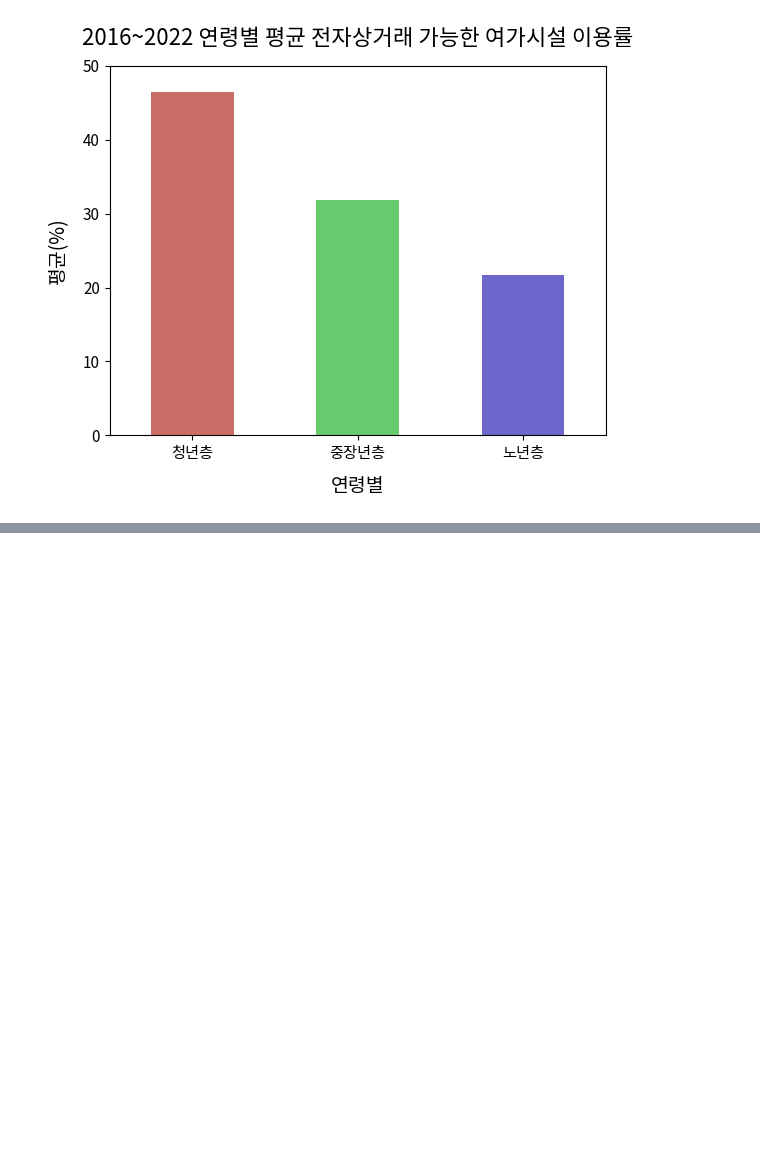
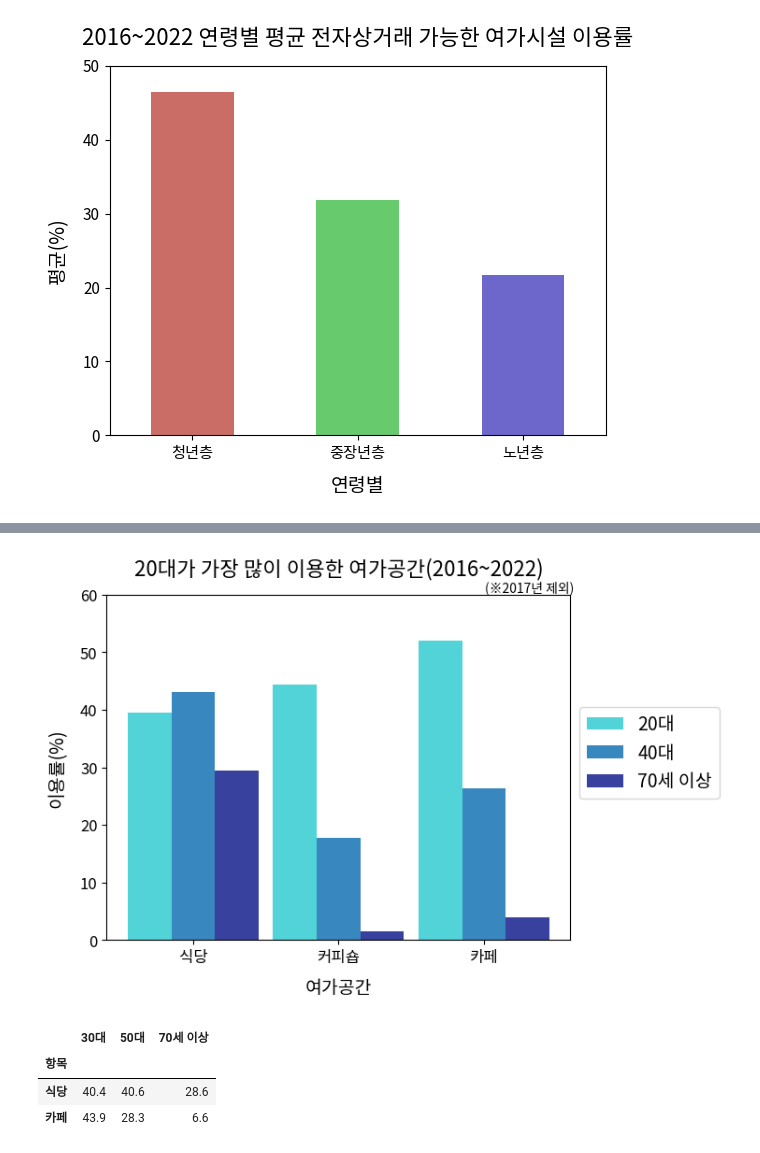
Before and after one commit to youngju612/Data-Analysis, a Jupyter notebook: Creative_Convergence_Competition_2023/Python/leisure_space_age.ipynb, the cells around one changed output, grey strips where cells are left out. Drawn from its saved outputs; the diff is of its cells as text; code cells hidden in the pictures; blank space fills up the shorter version.

```diff
--- a/Creative_Convergence_Competition_2023/Python/leisure_space_age.ipynb
+++ b/Creative_Convergence_Competition_2023/Python/leisure_space_age.ipynb
@@ -492,0 +554,5 @@ plt.show()
+# %%
+#20대가 가장 많이 이용하는 여가공간
+age_20 = df_age.loc[df_age.groupby(['시점'])['20대'].idxmax()].reset_index(drop=True)
+age_20_40_70 = age_20.groupby(['항목'])[['20대','40대','70세 이상']].mean().sort_values(by='20대', ascending=True).round(1)
+age_20_40_70
@@ -492,0 +565,34 @@ plt.show()
+# %%
+w = 0.3
+nrow = age_20_40_70.shape[0]
+idx = np.arange(nrow)
+
+plt.title('20대가 가장 많이 이용한 여가공간(2016~2022)', fontsize=16, pad=15)
+plt.text(2.62, 62.4, '(※2017년 제외)', va='top', ha='right', fontsize=10)
+
+plt.bar(idx-w, age_20_40_70['20대'], width=w, color='#52D3D8', label='20대')
+plt.bar(idx, age_20_40_70['40대'],width=w, color='#3887BE', label='40대')
+plt.bar(idx+w, age_20_40_70['70세 이상'], width=w, color='#38419D', label='70세 이상')
+
+plt.xlabel("여가공간", fontsize=14, labelpad=10)
+plt.xticks(idx, age_20_40_70.index, fontsize=12)
+
+plt.ylabel("이용률(%)", fontsize=14, labelpad=10)
+plt.ylim(0, 60)
+plt.yticks(fontsize=12)
+
+plt.legend(bbox_to_anchor=(1, 0.7), fontsize=14)
+
+plt.show()
+# %% [output]
+[figure, added]
+# %%
+#30대가 가장 많이 이용하는 여가공간
+age_30 = df_age.loc[df_age.groupby(['시점'])['30대'].idxmax()].reset_index(drop=True)
+age_30_50_70 = age_30.groupby(['항목'])[['30대','50대','70세 이상']].mean().sort_values(by='30대', ascending=True).round(1)
+age_30_50_70
+# %% [output]
+|  | 30대 | 50대 | 70세 이상 |
+| 항목 |  |  |  |
+| 식당 | 40.4 | 40.6 | 28.6 |
+| 카페 | 43.9 | 28.3 | 6.6 |
```
Also changed, not shown: parts of 11 cells of this notebook.
